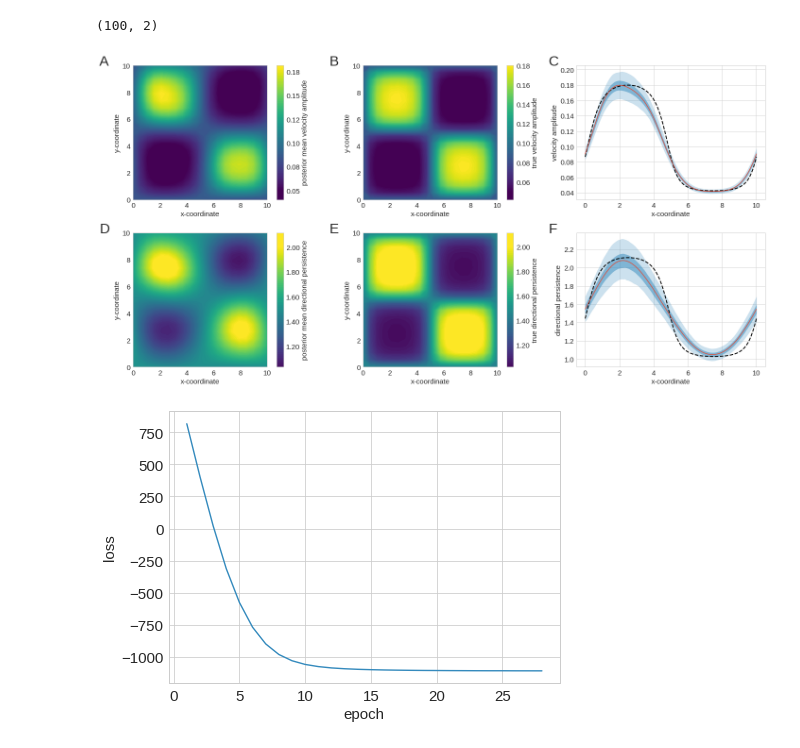
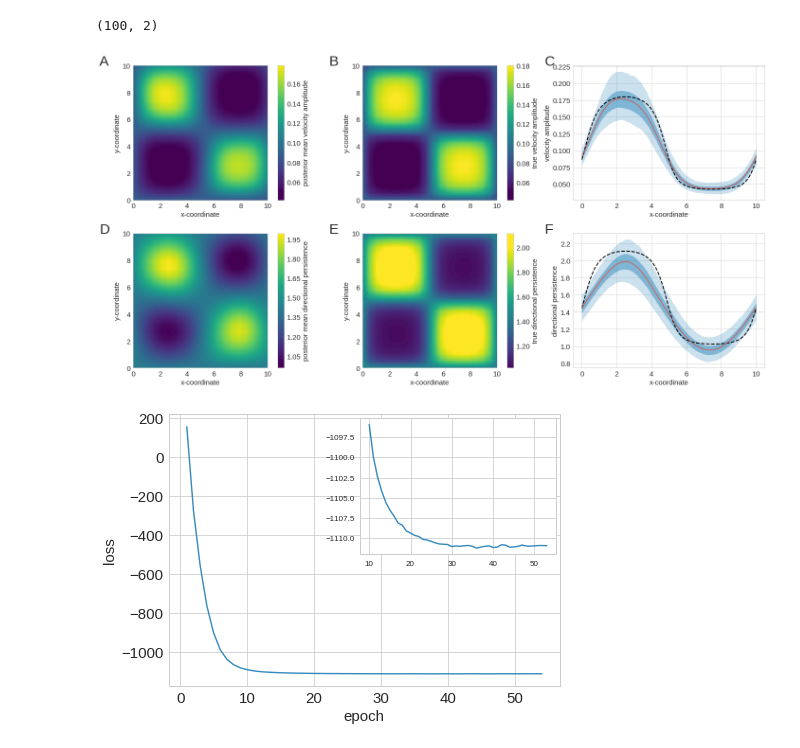
Before and after one commit to ctorney/gp-move-spatial-vi, a Jupyter notebook: synthetic_inference/inference.ipynb, the cells around one changed output. Cells and saved outputs as stored; diff of their text form; code cells hidden in the pictures.

Commit message:
added plot for speed test

```diff
--- a/synthetic_inference/inference.ipynb
+++ b/synthetic_inference/inference.ipynb
@@ -153,8 +153,9 @@ kernel_len_l = tfp.util.TransformedVariable(1.0,tfb.Softplus(), dtype=tf.float64
 
 kernel_len = tfk.ExpSinSquared(kernel_len_a,kernel_len_l,period=domain_size)
 kernel_amp = tfk.ExpSinSquared(kernel_amp_a,kernel_amp_l,period=domain_size)
-
+untransformed_obs_noise = -2.0
 vgp = nsgpVI(kernel_len,kernel_amp,n_inducing_points=num_inducing_points_,
              inducing_index_points=x_grid,dataset=dataset,num_training_points=num_training_points_,
-             segment_length = SEG_LENGTH, num_sequential_samples=1,num_parallel_samples=32,jitter=1e-8)
+             init_observation_noise_variance=untransformed_obs_noise, segment_length = SEG_LENGTH,
+             num_sequential_samples=1,num_parallel_samples=32,jitter=1e-8)
 # %% [output]
@@ -162,5 +163,5 @@ vgp = nsgpVI(kernel_len,kernel_amp,n_inducing_points=num_inducing_points_,
 # %%
-loss,lens = vgp.optimize(BATCH_SIZE, MAX_ITERS=200,lr=0.01,threshold=0.01,window=2)#stopping_interval=5, evaluation_interval=20, stopping_threshold=0.1)
+loss = vgp.optimize(BATCH_SIZE, MAX_ITERS=200,lr=0.01,threshold=0.2,window=1,patience=5)#stopping_interval=5, evaluation_interval=20, stopping_threshold=0.1)
 # %% [output]
 WARNING:tensorflow:From /maths/ctorney/anaconda3/envs/tf2.6/lib/python3.9/site-packages/tensorflow/python/ops/linalg/linear_operator_inversion.py:167: LinearOperator.graph_parents (from tensorflow.pyt ...
 Instructions for updating:
@@ -353,32 +354,32 @@ fig.tight_layout()
 plt.savefig("inference_synthetic_environment.png",dpi=300)
 plt.show()
 # %% [output]
-[figure, old version]
+[figure, new version]
 # %%
 import matplotlib.pyplot as plt
 from mpl_toolkits.axes_grid1.inset_locator import inset_axes
 fig, ax0 = plt.subplots(1, 1, figsize=(7,5))#,gridspec_kw={'width_ratios': [1,1,1.5]})
 ax0.plot(1+np.arange(len(loss)),loss[0:],'-',c='C1')
 
 
 
 ax0.set_xlabel('epoch',size=15)
 ax0.set_ylabel('loss',size=15)
 ax0.tick_params(axis='both', which='major', labelsize=15)
 # ax0.set_xlim(-1,200)
 
-# ax1 = inset_axes(ax0, width="50%", height="50%", loc=1)
-# ax1.plot(np.arange(25,200),loss[25:],'-',c='C1')
+ax1 = inset_axes(ax0, width="50%", height="50%", loc=1)
+ax1.plot(np.arange(10,len(loss)),loss[10:],'-',c='C1')
 
 
 # ax1.set_xlabel('epoch',size=15)
 # ax1.set_ylabel('loss',size=15)
 # ax1.tick_params(axis='both', which='major', labelsize=15)
 # ax1.set_xlim(24,200)
 
 
 plt.savefig("synthetic_training_loss.png",dpi=300)
 
 plt.show()
 # %% [output]
-[figure, old version]
+[figure, new version]
```
Also changed, not shown: parts of 4 cells of this notebook.
